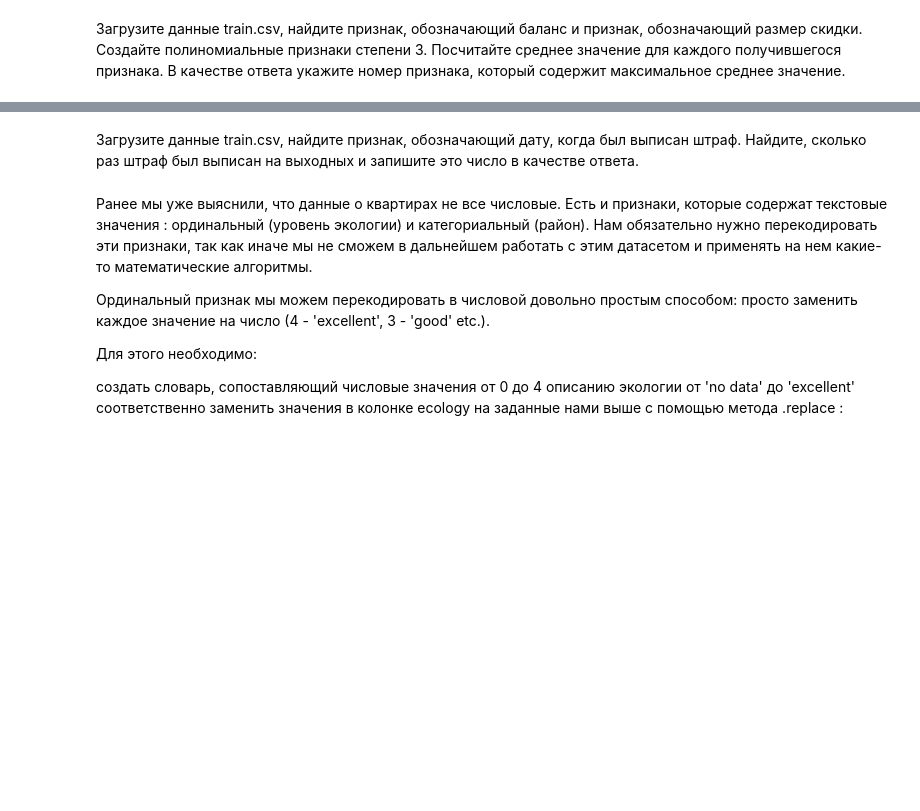
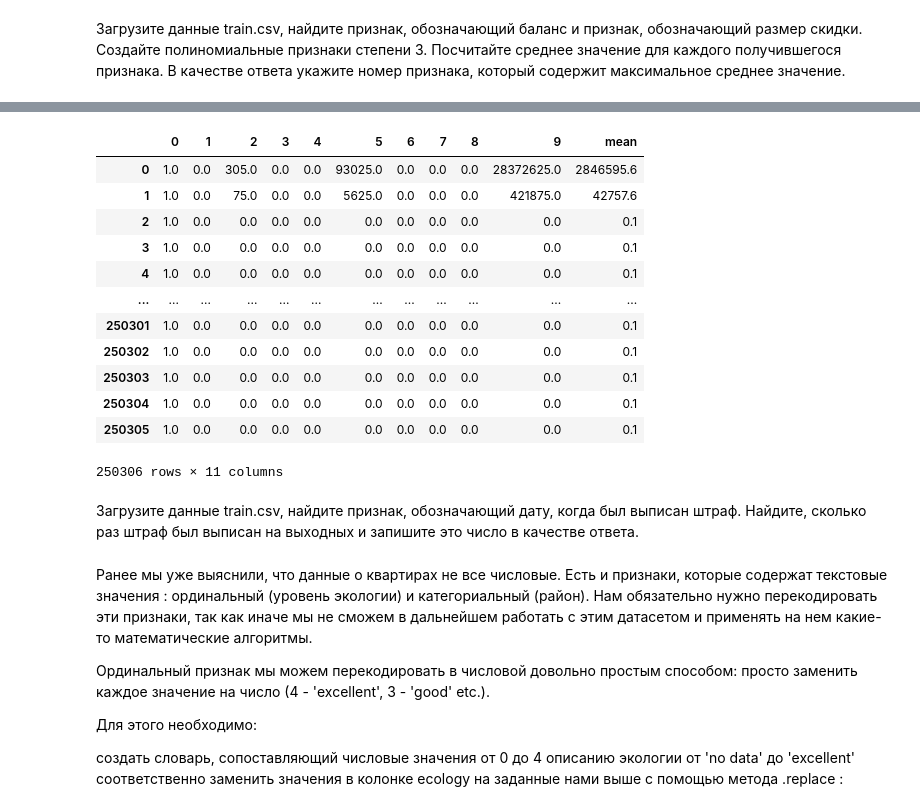
Before and after one commit to Paull-dark/Skill_Notebooks, a Jupyter notebook: Module_3/ML-Data preprocessing.ipynb, the cells around one changed output, grey strips where cells are left out. Saved outputs shown, nothing was run; the diff lists cells and outputs as text; code cells hidden in the pictures; blank space fills up the shorter version.

```diff
--- a/Module_3/ML-Data preprocessing.ipynb
+++ b/Module_3/ML-Data preprocessing.ipynb
@@ -420,3 +533,19 @@ poly_feat[5].mean()
+# %%
+poly_feat
+# %% [output]
+|  | 0 | 1 | 2 | 3 | 4 | 5 | 6 | 7 | 8 | 9 | mean |
+| 0 | 1.0 | 0.0 | 305.0 | 0.0 | 0.0 | 93025.0 | 0.0 | 0.0 | 0.0 | 28372625.0 | 2846595.6 |
+| 1 | 1.0 | 0.0 | 75.0 | 0.0 | 0.0 | 5625.0 | 0.0 | 0.0 | 0.0 | 421875.0 | 42757.6 |
+| 2 | 1.0 | 0.0 | 0.0 | 0.0 | 0.0 | 0.0 | 0.0 | 0.0 | 0.0 | 0.0 | 0.1 |
+| 3 | 1.0 | 0.0 | 0.0 | 0.0 | 0.0 | 0.0 | 0.0 | 0.0 | 0.0 | 0.0 | 0.1 |
+| 4 | 1.0 | 0.0 | 0.0 | 0.0 | 0.0 | 0.0 | 0.0 | 0.0 | 0.0 | 0.0 | 0.1 |
+| ... | ... | ... | ... | ... | ... | ... | ... | ... | ... | ... | ... |
+| 250301 | 1.0 | 0.0 | 0.0 | 0.0 | 0.0 | 0.0 | 0.0 | 0.0 | 0.0 | 0.0 | 0.1 |
+| 250302 | 1.0 | 0.0 | 0.0 | 0.0 | 0.0 | 0.0 | 0.0 | 0.0 | 0.0 | 0.0 | 0.1 |
+| 250303 | 1.0 | 0.0 | 0.0 | 0.0 | 0.0 | 0.0 | 0.0 | 0.0 | 0.0 | 0.0 | 0.1 |
+| 250304 | 1.0 | 0.0 | 0.0 | 0.0 | 0.0 | 0.0 | 0.0 | 0.0 | 0.0 | 0.0 | 0.1 |
+| 250305 | 1.0 | 0.0 | 0.0 | 0.0 | 0.0 | 0.0 | 0.0 | 0.0 | 0.0 | 0.0 | 0.1 |
+250306 rows × 11 columns
 # %% [markdown]
 Загрузите данные train.csv, найдите признак, обозначающий дату, когда был выписан штраф. Найдите, сколько раз штраф был выписан на выходных и запишите это число в качестве ответа.
 # %%
```
Also changed, not shown: parts of 19 cells of this notebook, 2 other files.
